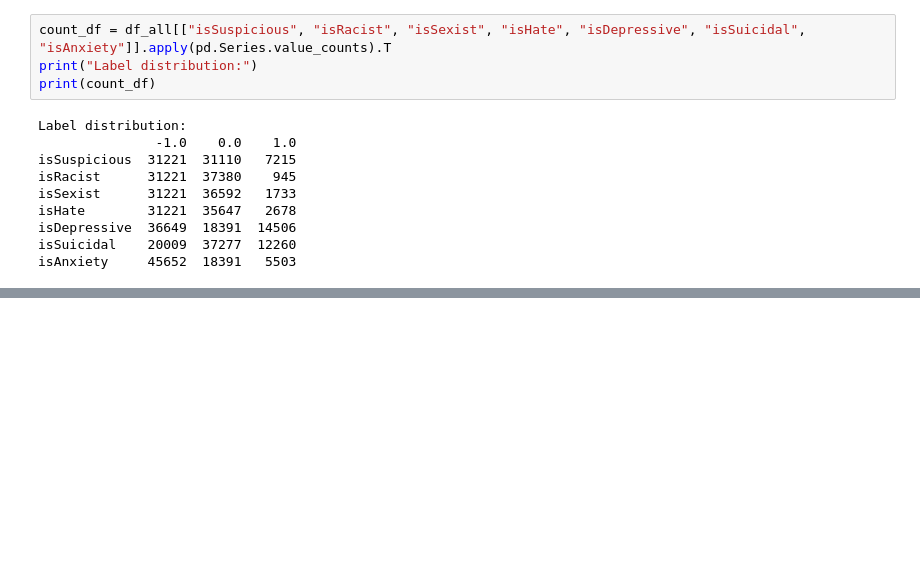
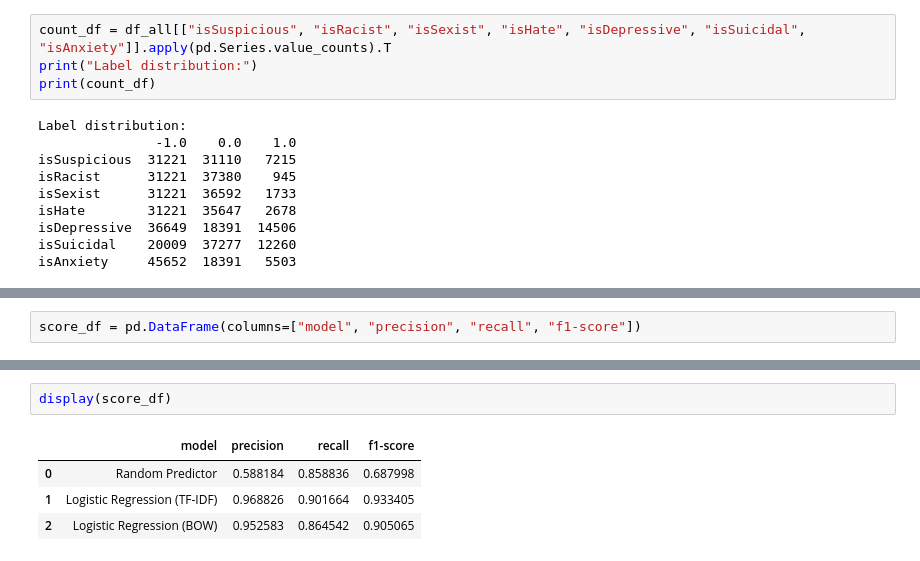
Before and after one commit to NgocMinhUniversityProjects/BTL-NLP, a Jupyter notebook: depressive-suicidal-analysis/main.ipynb, the cells around one changed output, grey strips where cells are left out. Drawn from its saved outputs; the diff is of its cells as text; blank space fills up the shorter version.

Commit message:
Added basic models

```diff
--- a/depressive-suicidal-analysis/main.ipynb
+++ b/depressive-suicidal-analysis/main.ipynb
@@ -165,0 +172,2 @@ isAnxiety     45652  18391   5503
+# %%
+score_df = pd.DataFrame(columns=["model", "precision", "recall", "f1-score"])
@@ -165,0 +313,7 @@ isAnxiety     45652  18391   5503
+# %%
+display(score_df)
+# %% [output]
+|  | model | precision | recall | f1-score |
+| 0 | Random Predictor | 0.588184 | 0.858836 | 0.687998 |
+| 1 | Logistic Regression (TF-IDF) | 0.968826 | 0.901664 | 0.933405 |
+| 2 | Logistic Regression (BOW) | 0.952583 | 0.864542 | 0.905065 |
```
Also changed, not shown: parts of 9 cells of this notebook.
